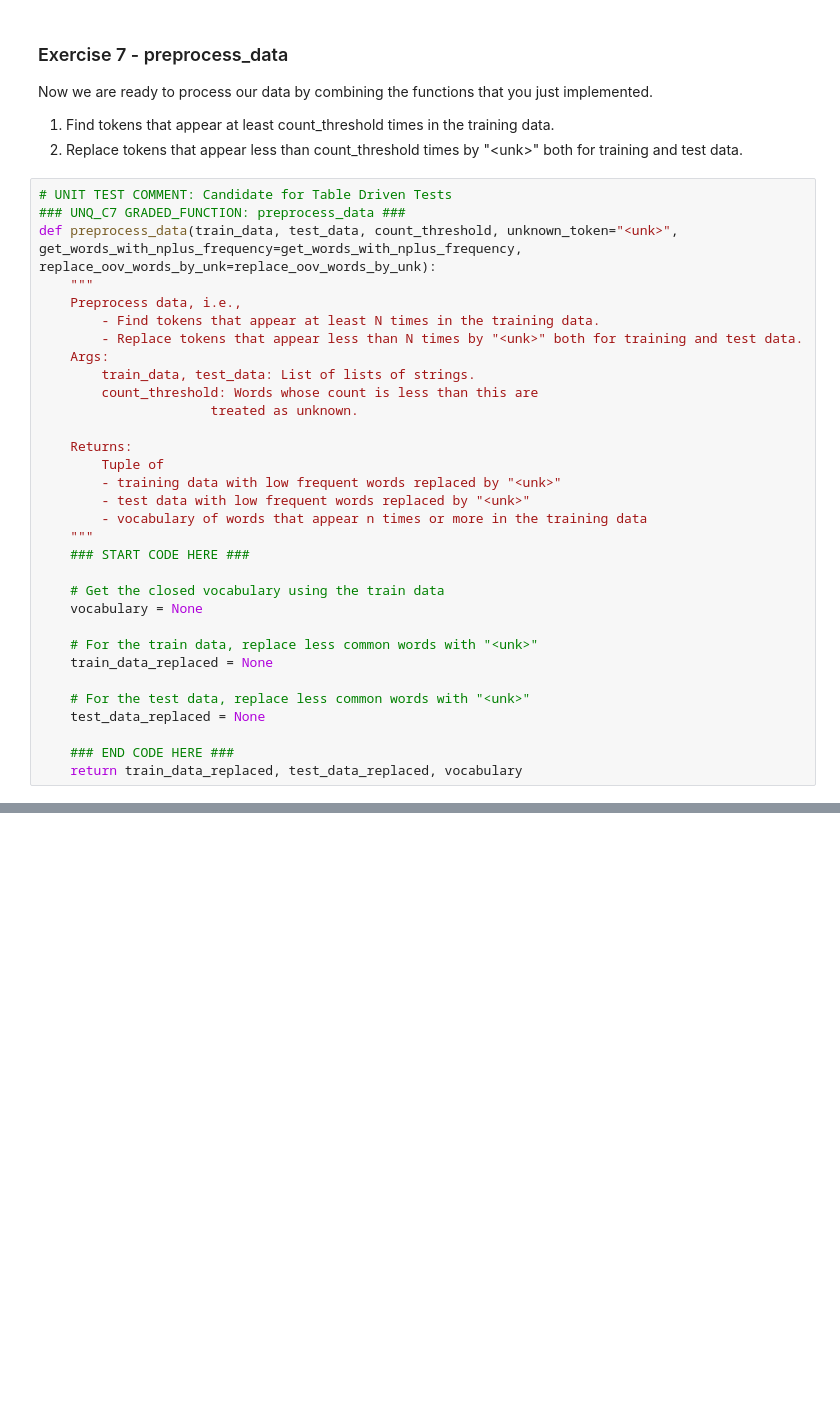
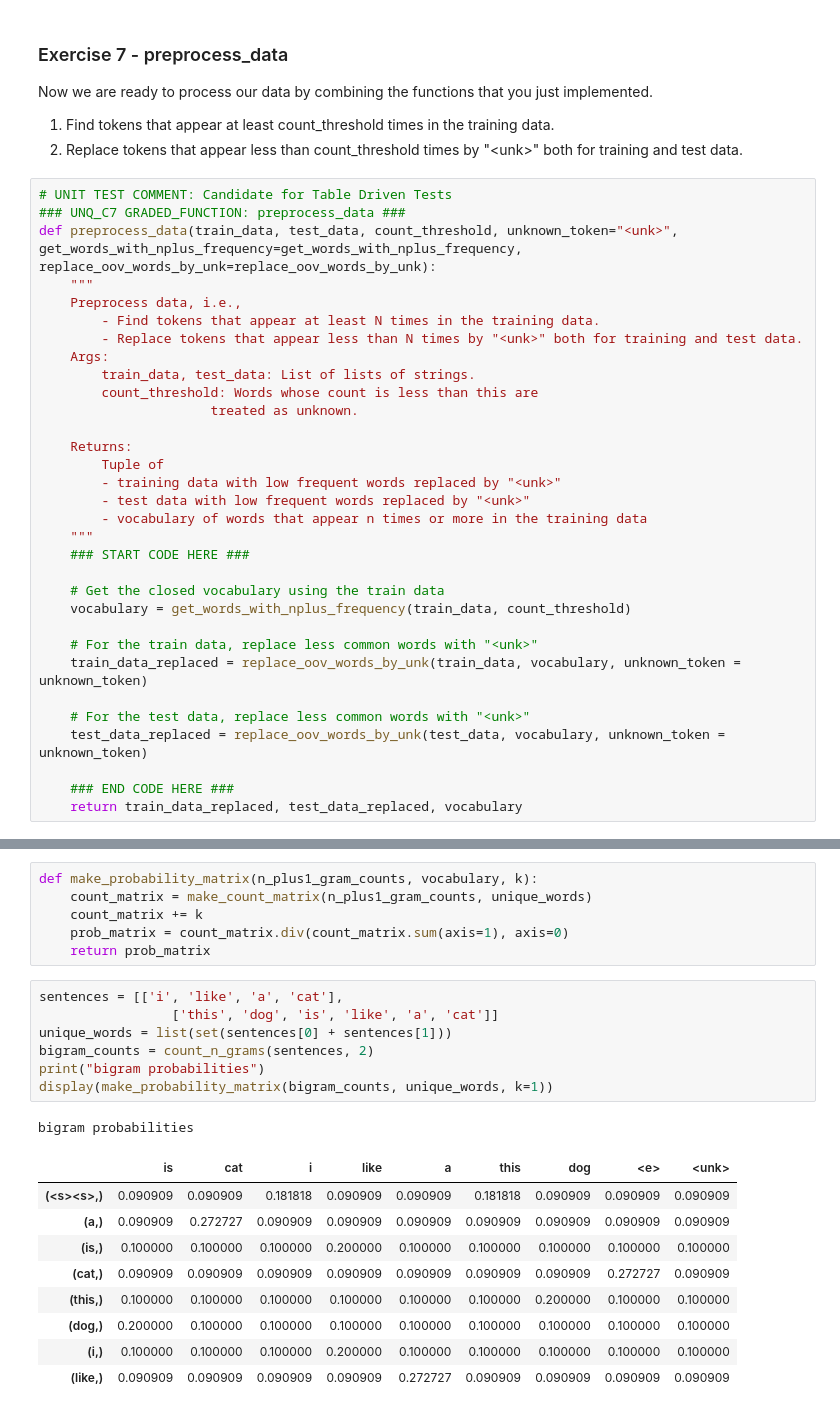
Before and after one commit to charmrain/NLP_learning, a Jupyter notebook: week7_n_grams/wk7_assignment_LM_autocomplet.ipynb, the cells around one changed output, grey strips where cells are left out. Cells and saved outputs as stored; diff of their text form; blank space fills up the shorter version.

```diff
--- a/week7_n_grams/wk7_assignment_LM_autocomplet.ipynb
+++ b/week7_n_grams/wk7_assignment_LM_autocomplet.ipynb
@@ -532,13 +532,13 @@ def preprocess_data(train_data, test_data, count_threshold, unknown_token="<unk>
     ### START CODE HERE ###
 
     # Get the closed vocabulary using the train data
-    vocabulary = None
+    vocabulary = get_words_with_nplus_frequency(train_data, count_threshold)
 
     # For the train data, replace less common words with "<unk>"
-    train_data_replaced = None
+    train_data_replaced = replace_oov_words_by_unk(train_data, vocabulary, unknown_token = unknown_token)
 
     # For the test data, replace less common words with "<unk>"
-    test_data_replaced = None
+    test_data_replaced = replace_oov_words_by_unk(test_data, vocabulary, unknown_token = unknown_token)
 
     ### END CODE HERE ###
     return train_data_replaced, test_data_replaced, vocabulary
@@ -544,0 +963,24 @@ def preprocess_data(train_data, test_data, count_threshold, unknown_token="<unk>
+# %%
+def make_probability_matrix(n_plus1_gram_counts, vocabulary, k):
+    count_matrix = make_count_matrix(n_plus1_gram_counts, unique_words)
+    count_matrix += k
+    prob_matrix = count_matrix.div(count_matrix.sum(axis=1), axis=0)
+    return prob_matrix
+# %%
+sentences = [['i', 'like', 'a', 'cat'],
+                 ['this', 'dog', 'is', 'like', 'a', 'cat']]
+unique_words = list(set(sentences[0] + sentences[1]))
+bigram_counts = count_n_grams(sentences, 2)
+print("bigram probabilities")
+display(make_probability_matrix(bigram_counts, unique_words, k=1))
+# %% [output]
+bigram probabilities
+|  | is | cat | i | like | a | this | dog | <e> | <unk> |
+| (<s><s>,) | 0.090909 | 0.090909 | 0.181818 | 0.090909 | 0.090909 | 0.181818 | 0.090909 | 0.090909 | 0.090909 |
+| (a,) | 0.090909 | 0.272727 | 0.090909 | 0.090909 | 0.090909 | 0.090909 | 0.090909 | 0.090909 | 0.090909 |
+| (is,) | 0.100000 | 0.100000 | 0.100000 | 0.200000 | 0.100000 | 0.100000 | 0.100000 | 0.100000 | 0.100000 |
+| (cat,) | 0.090909 | 0.090909 | 0.090909 | 0.090909 | 0.090909 | 0.090909 | 0.090909 | 0.272727 | 0.090909 |
+| (this,) | 0.100000 | 0.100000 | 0.100000 | 0.100000 | 0.100000 | 0.100000 | 0.200000 | 0.100000 | 0.100000 |
+| (dog,) | 0.200000 | 0.100000 | 0.100000 | 0.100000 | 0.100000 | 0.100000 | 0.100000 | 0.100000 | 0.100000 |
+| (i,) | 0.100000 | 0.100000 | 0.100000 | 0.200000 | 0.100000 | 0.100000 | 0.100000 | 0.100000 | 0.100000 |
+| (like,) | 0.090909 | 0.090909 | 0.090909 | 0.090909 | 0.272727 | 0.090909 | 0.090909 | 0.090909 | 0.090909 |
```
Also changed, not shown: parts of 32 cells of this notebook.
